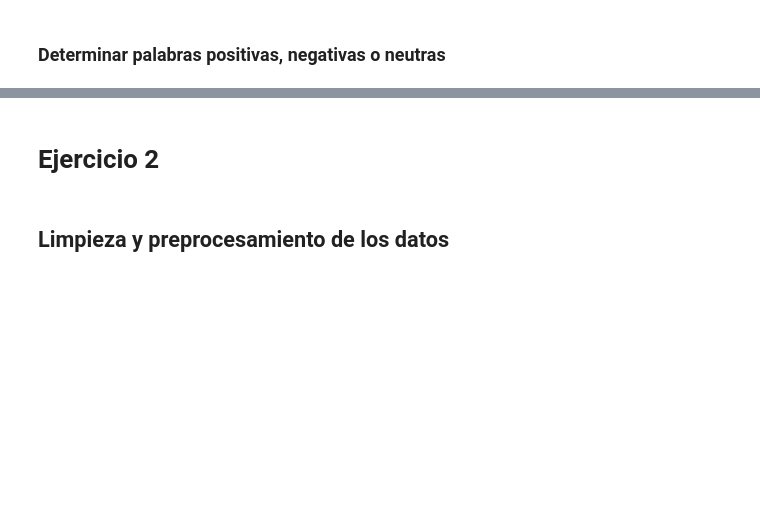
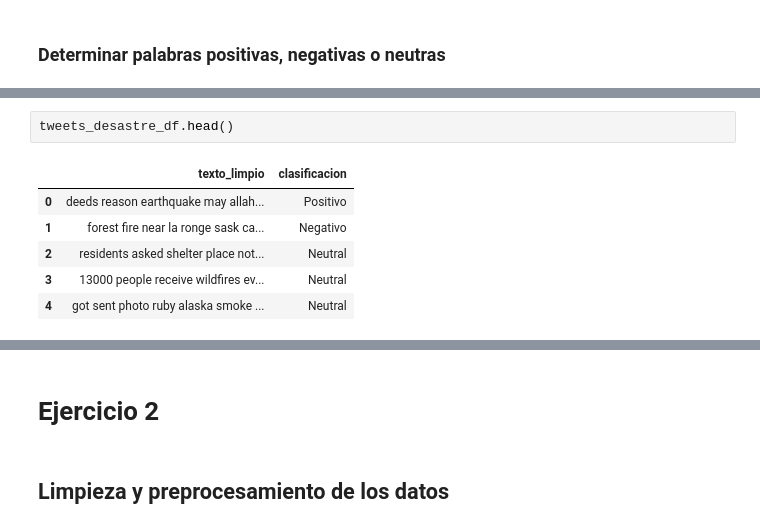
Before and after one commit to FerEsq/DS-Lab-06, a Jupyter notebook: Lab6(DataScience).ipynb, the cells around one changed output, grey strips where cells are left out. Drawn from its saved outputs; the diff is of its cells as text; blank space fills up the shorter version.

```diff
--- a/Lab6(DataScience).ipynb
+++ b/Lab6(DataScience).ipynb
@@ -317,0 +343,9 @@ Neutral words: ['bridge', 'madison', 'minor', 'bank', 'winston', 'tho', 'volcano
+# %%
+tweets_desastre_df.head()
+# %% [output]
+|  | texto_limpio | clasificacion |
+| 0 | deeds reason earthquake may allah... | Positivo |
+| 1 | forest fire near la ronge sask ca... | Negativo |
+| 2 | residents asked shelter place not... | Neutral |
+| 3 | 13000 people receive wildfires ev... | Neutral |
+| 4 | got sent photo ruby alaska smoke ... | Neutral |
```
Also changed, not shown: parts of 17 cells of this notebook, 1 other file.
